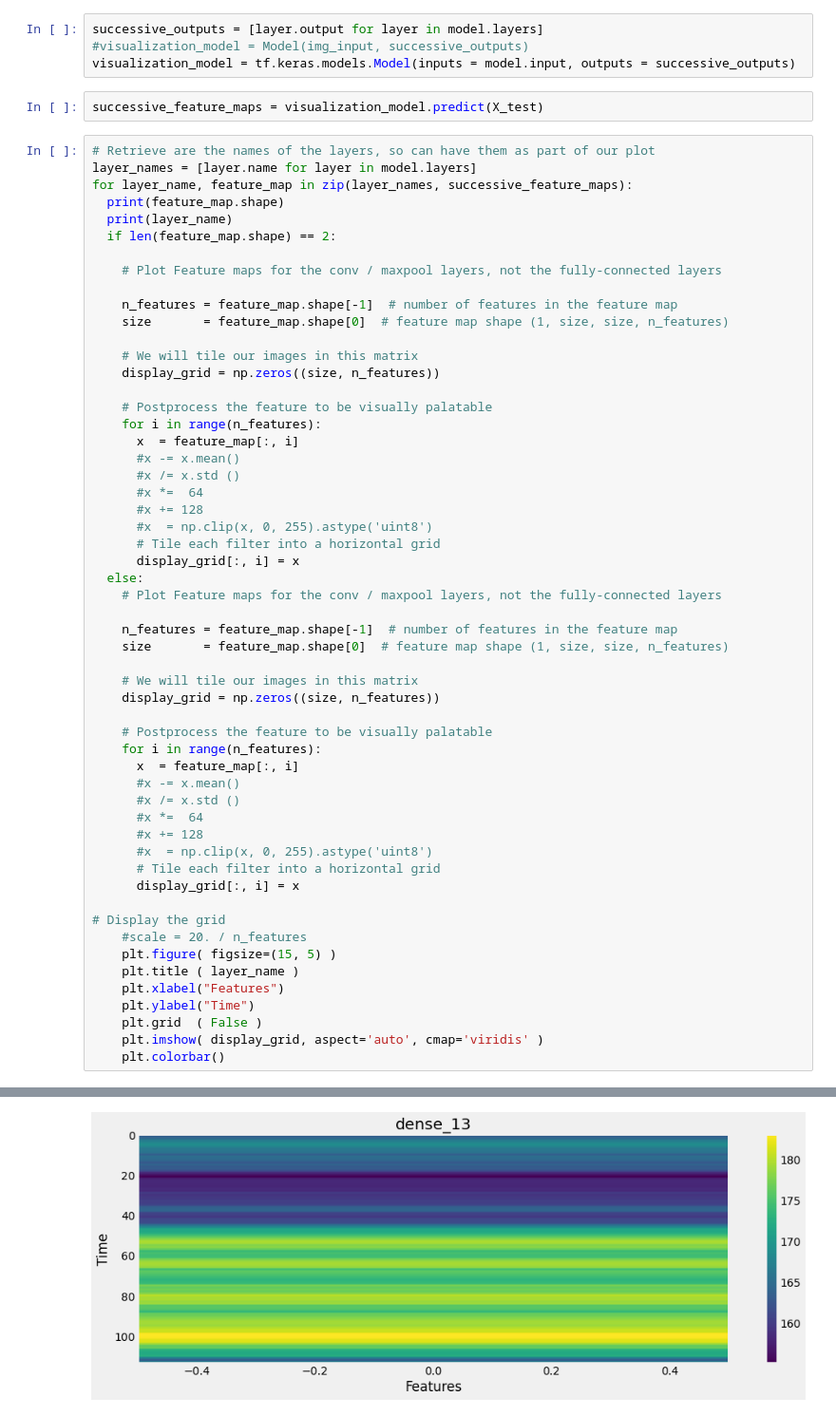
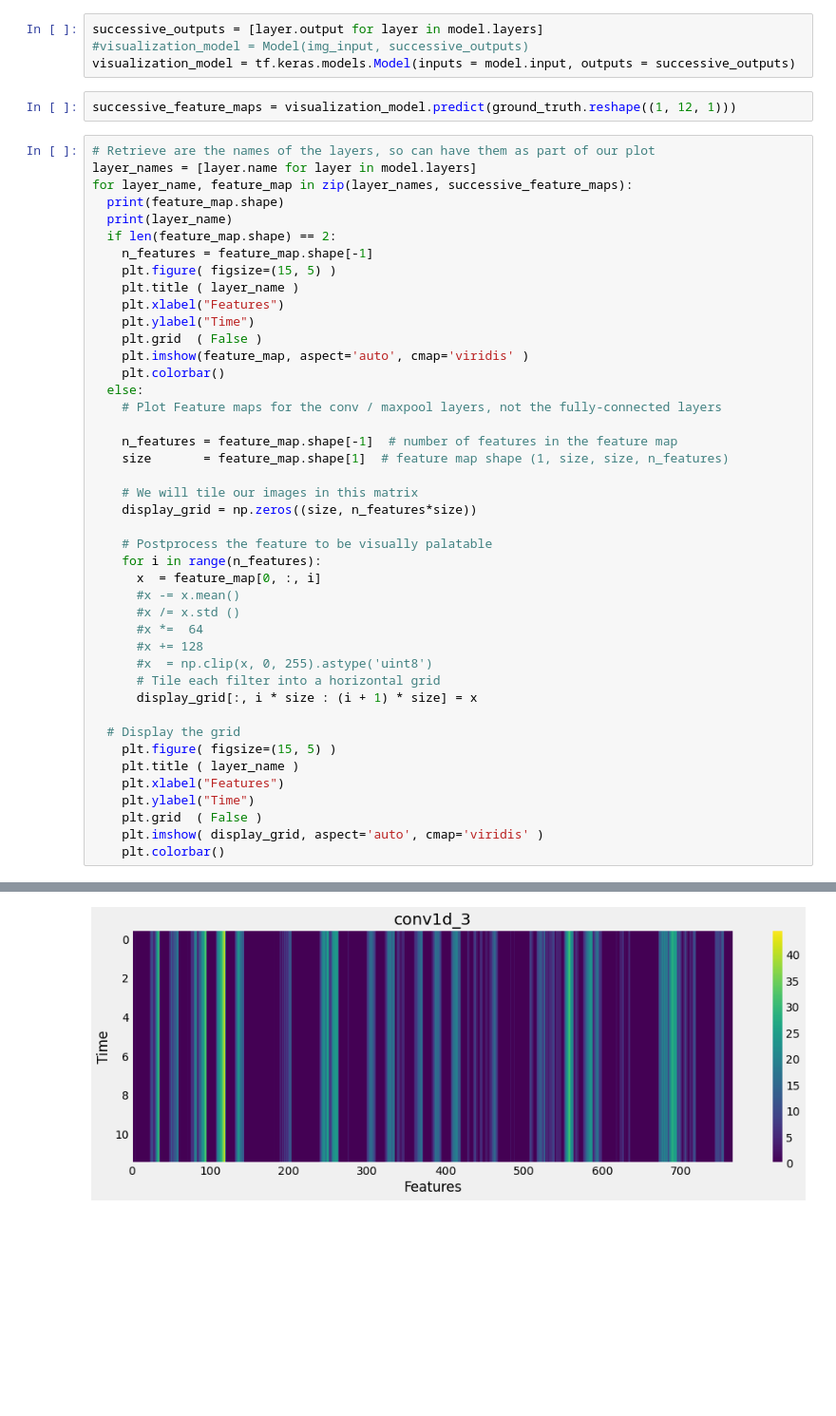
Before and after one commit to Lenflammeur/UCL-MSc_Project, a Jupyter notebook: Reconstruction_optimization.ipynb, the cells around one changed output, grey strips where cells are left out. Shown at 95% size. Saved outputs shown, nothing was run; the diff lists cells and outputs as text; blank space fills up the shorter version.

Commit message:
Features Visualization

```diff
--- a/Reconstruction_optimization.ipynb
+++ b/Reconstruction_optimization.ipynb
@@ -297,7 +297,7 @@ successive_outputs = [layer.output for layer in model.layers]
 #visualization_model = Model(img_input, successive_outputs)
 visualization_model = tf.keras.models.Model(inputs = model.input, outputs = successive_outputs)
 # %%
-successive_feature_maps = visualization_model.predict(X_test)
+successive_feature_maps = visualization_model.predict(ground_truth.reshape((1, 12, 1)))
 # %%
 # Retrieve are the names of the layers, so can have them as part of our plot
 layer_names = [layer.name for layer in model.layers]
@@ -305,47 +305,35 @@ for layer_name, feature_map in zip(layer_names, successive_feature_maps):
   print(feature_map.shape)
   print(layer_name)
   if len(feature_map.shape) == 2:
-
+    n_features = feature_map.shape[-1]
+    plt.figure( figsize=(15, 5) )
+    plt.title ( layer_name )
+    plt.xlabel("Features")
+    plt.ylabel("Time")
+    plt.grid  ( False )
+    plt.imshow(feature_map, aspect='auto', cmap='viridis' )
+    plt.colorbar()
+  else:
     # Plot Feature maps for the conv / maxpool layers, not the fully-connected layers
 
     n_features = feature_map.shape[-1]  # number of features in the feature map
-    size       = feature_map.shape[0]  # feature map shape (1, size, size, n_features)
+    size       = feature_map.shape[1]  # feature map shape (1, size, size, n_features)
 
     # We will tile our images in this matrix
-    display_grid = np.zeros((size, n_features))
+    display_grid = np.zeros((size, n_features*size))
 
     # Postprocess the feature to be visually palatable
     for i in range(n_features):
-      x  = feature_map[:, i]
+      x  = feature_map[0, :, i]
       #x -= x.mean()
       #x /= x.std ()
       #x *=  64
       #x += 128
       #x  = np.clip(x, 0, 255).astype('uint8')
       # Tile each filter into a horizontal grid
-      display_grid[:, i] = x
-  else:
-    # Plot Feature maps for the conv / maxpool layers, not the fully-connected layers
+      display_grid[:, i * size : (i + 1) * size] = x
 
-    n_features = feature_map.shape[-1]  # number of features in the feature map
-    size       = feature_map.shape[0]  # feature map shape (1, size, size, n_features)
-
-    # We will tile our images in this matrix
-    display_grid = np.zeros((size, n_features))
-
-    # Postprocess the feature to be visually palatable
-    for i in range(n_features):
-      x  = feature_map[:, i]
-      #x -= x.mean()
-      #x /= x.std ()
-      #x *=  64
-      #x += 128
-      #x  = np.clip(x, 0, 255).astype('uint8')
-      # Tile each filter into a horizontal grid
-      display_grid[:, i] = x
-
-# Display the grid
-    #scale = 20. / n_features
+  # Display the grid
     plt.figure( figsize=(15, 5) )
     plt.title ( layer_name )
     plt.xlabel("Features")
@@ -380 +368 @@ dense_13
-[figure, old version]
+[figure, new version]
```
Also changed, not shown: parts of 10 cells of this notebook, 2 other files.
